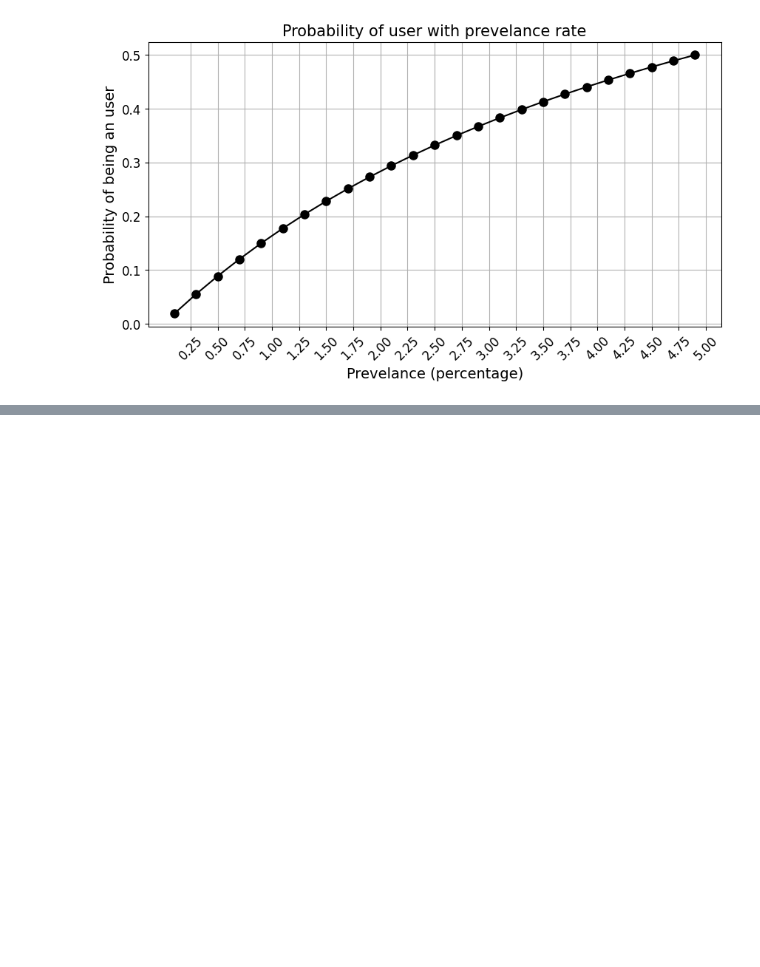
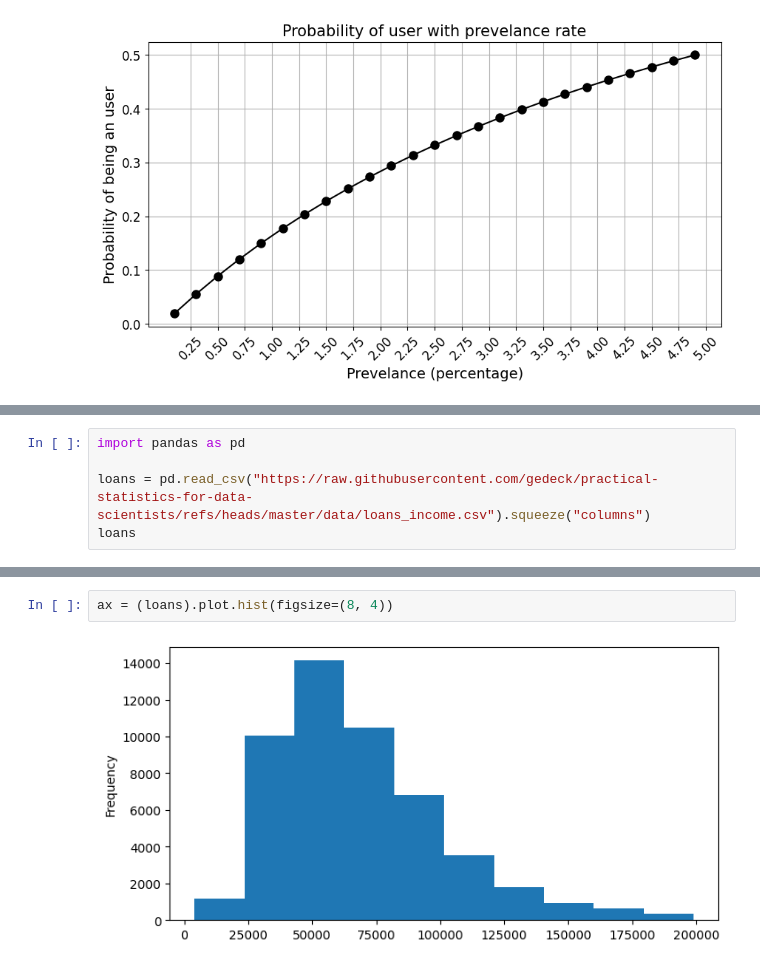
Before and after one commit to NurmukhamedKZ/Data-Projects, a Jupyter notebook: statistics_and_probability.ipynb, the cells around one changed output, grey strips where cells are left out. Saved outputs shown, nothing was run; the diff lists cells and outputs as text; blank space fills up the shorter version.

```diff
--- a/statistics_and_probability.ipynb
+++ b/statistics_and_probability.ipynb
@@ -437,0 +444,5 @@ plt.show()
+# %%
+import pandas as pd
+
+loans = pd.read_csv("https://raw.githubusercontent.com/gedeck/practical-statistics-for-data-scientists/refs/heads/master/data/loans_income.csv").squeeze("columns")
+loans
@@ -437,0 +462,4 @@ plt.show()
+# %%
+ax = (loans).plot.hist(figsize=(8, 4))
+# %% [output]
+[figure, added]
```
Also changed, not shown: parts of 4 cells of this notebook, 1 other file.
